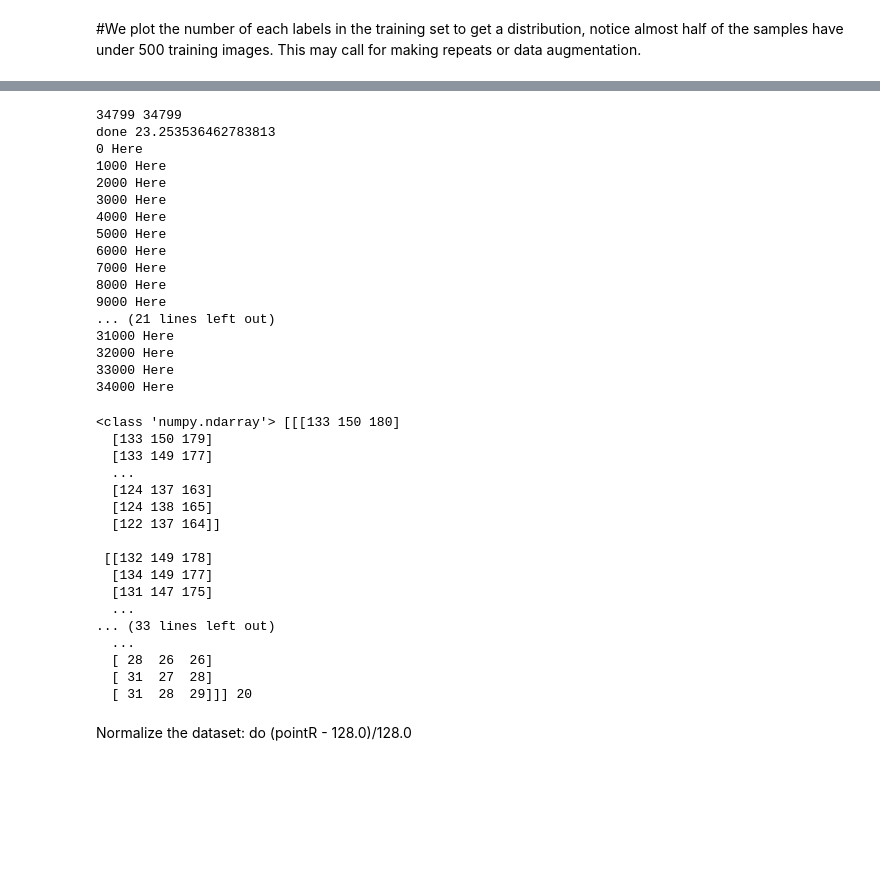
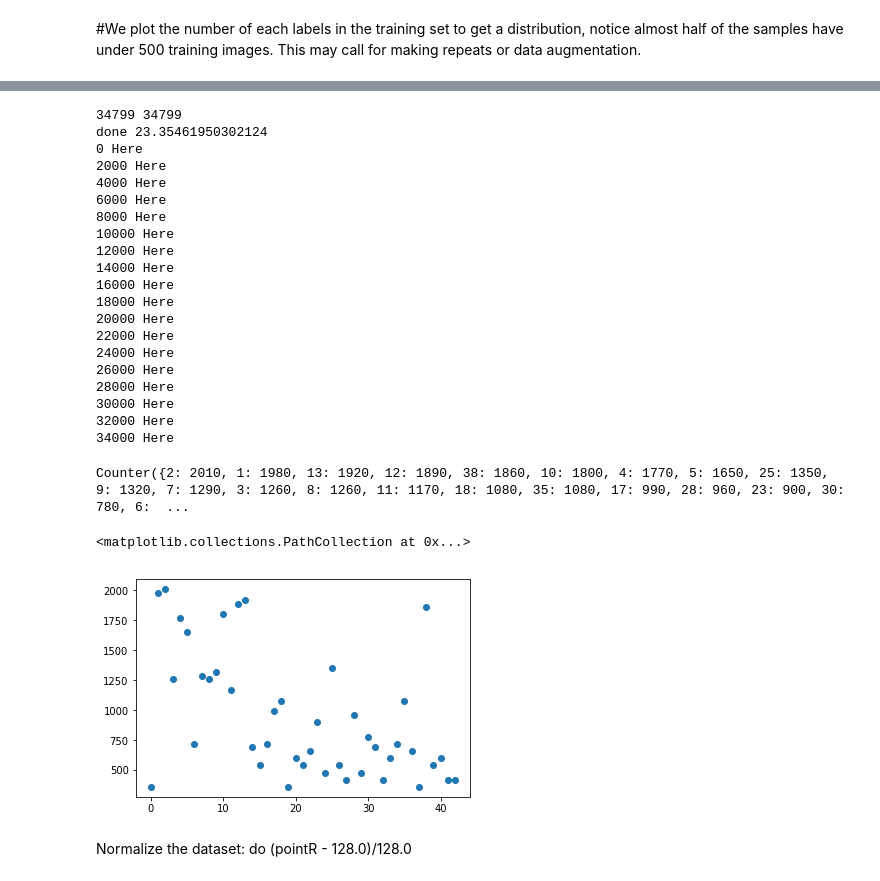
Before and after one commit to leclair-7/Traffic-Signs-Classifier, a Jupyter notebook: Traffic-Signs-Classifier.ipynb, the cells around one changed output, grey strips where cells are left out. Drawn from its saved outputs; the diff is of its cells as text; code cells hidden in the pictures; blank space fills up the shorter version.

```diff
--- a/Traffic-Signs-Classifier.ipynb
+++ b/Traffic-Signs-Classifier.ipynb
@@ -95,7 +96,7 @@ X_test, y_test = test['features'], test['labels']
 low_number_data_points = []
 for i in count:
     #print(i, count[i])
-    if count[i] < 400:
+    if count[i] < 500:
         low_number_data_points.append( i )
 '''
 print(low_number_data_points, len(low_number_data_points))
@@ -115,53 +116,48 @@ for i in range(len(X_train)):
         print(i, "Here")
     if y_train[i] in low_number_data_points:
 
-        for _ in range(3):
-            X_train.append( X_train[i] )
-            y_train.append( y_train[i] )
+
+        X_train.append( X_train[i] )
+        y_train.append( y_train[i] )
 
 
-#print(len(X_train), len(y_train) )
+
 X_train = np.asarray(X_train)
 y_train = np.asarray(y_train)
-#bing()
 # %% [output]
 34799 34799
-done 23.253536462783813
+done 23.35461950302124
 0 Here
-1000 Here
 2000 Here
-3000 Here
 4000 Here
-5000 Here
 6000 Here
-7000 Here
 8000 Here
-9000 Here
-... (21 lines left out)
-31000 Here
+10000 Here
+12000 Here
+14000 Here
+16000 Here
+18000 Here
+20000 Here
+22000 Here
+24000 Here
+26000 Here
+28000 Here
+30000 Here
 32000 Here
-33000 Here
 34000 Here
+# %%
+count = Counter(y_train)
+x = [i for i in range(43)]
+
+x_arr = [count[i] for i in range(43)]
+print(count, len(count))
+plt.scatter(x,x_arr)
+# %% [output]
+Counter({2: 2010, 1: 1980, 13: 1920, 12: 1890, 38: 1860, 10: 1800, 4: 1770, 5: 1650, 25: 1350, 9: 1320, 7: 1290, 3: 1260, 8: 1260, 11: 1170, 18: 1080, 35: 1080, 17: 990, 28: 960, 23: 900, 30: 780, 6:  ...
+<matplotlib.collections.PathCollection at 0x...>
+[figure, added]
 # %%
-print(type(X_train), X_train[-1],y_train[-1])
+#print(type(X_train), X_train[-1],y_train[-1])
-# %% [output]
-<class 'numpy.ndarray'> [[[133 150 180]
-  [133 150 179]
-  [133 149 177]
-  ...
-  [124 137 163]
-  [124 138 165]
-  [122 137 164]]
-
- [[132 149 178]
-  [134 149 177]
-  [131 147 175]
-  ...
-... (33 lines left out)
-  ...
-  [ 28  26  26]
-  [ 31  27  28]
-  [ 31  28  29]]] 20
 # %% [markdown]
 Normalize the dataset: do (pointR - 128.0)/128.0
 # %%
```
Also changed, not shown: parts of 6 cells of this notebook, 15 other files.
